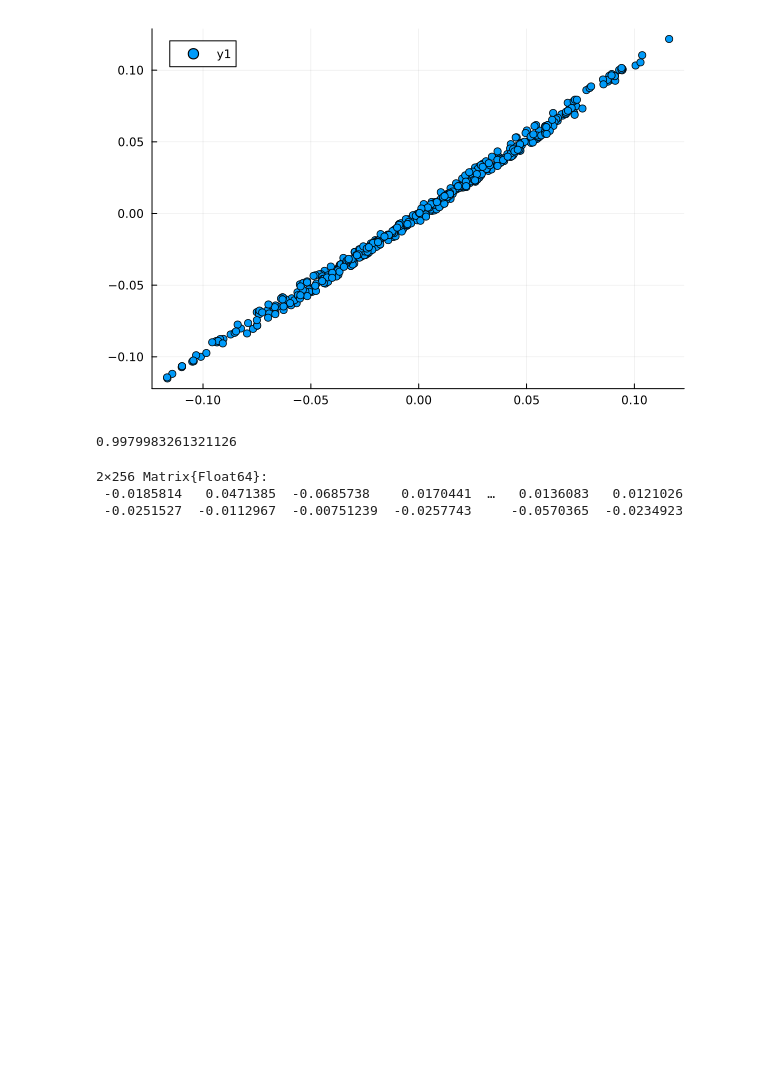
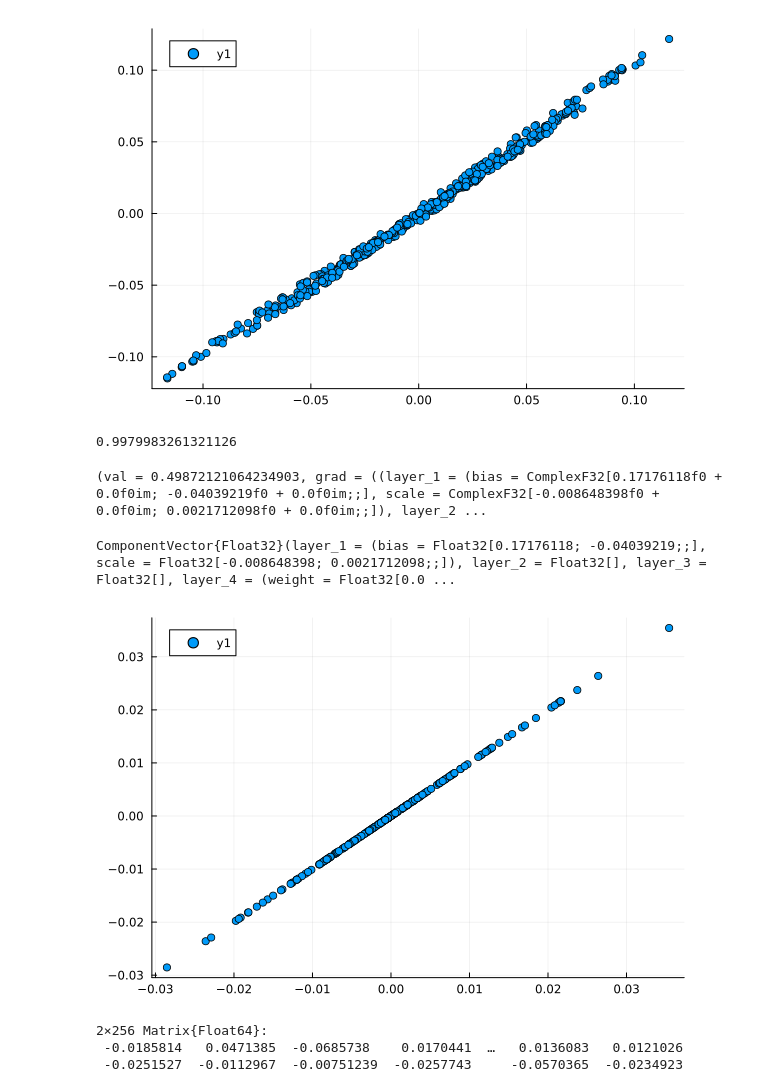
Before and after one commit to wilkieolin/PhasorNetworks.jl, a Jupyter notebook: demos/ode network.ipynb, the cells around one changed output. Drawn from its saved outputs; the diff is of its cells as text; code cells hidden in the pictures; blank space fills up the shorter version.

Commit message:
updating ode test now that the derivatives are complex

```diff
--- a/demos/ode network.ipynb
+++ b/demos/ode network.ipynb
@@ -134,0 +117,2 @@ ps |> keys
+# %%
+aa = withgradient(p -> mean(quadrature_loss(model(x, p, st)[1], y)), ps )
@@ -144,6 +134,20 @@ scatter(vec(y_f), vec(y_ode))
 cor_realvals(vec(y_f), vec(y_ode))
 # %% [output]
 0.9979983261321126
+# %%
+p2 = ComponentArray{Float32}(ps);
+# %%
+ab = withgradient(p -> mean(quadrature_loss(model(x, p, st)[1], y)), p2)
+# %% [output]
+(val = 0.49872121064234903, grad = ((layer_1 = (bias = ComplexF32[0.17176118f0 + 0.0f0im; -0.04039219f0 + 0.0f0im;;], scale = ComplexF32[-0.008648398f0 + 0.0f0im; 0.0021712098f0 + 0.0f0im;;]), layer_2 ...
+# %%
+real.(ab[2][1])
+# %% [output]
+ComponentVector{Float32}(layer_1 = (bias = Float32[0.17176118; -0.04039219;;], scale = Float32[-0.008648398; 0.0021712098;;]), layer_2 = Float32[], layer_3 = Float32[], layer_4 = (weight = Float32[0.0 ...
+# %%
+scatter(vec(aa[2][1].layer_4.weight), vec(real.(ab[2][1].layer_4.weight)))
+# %% [output]
+[figure, added]
 # %%
 y_ode
 # %% [output]
```
Also changed, not shown: parts of 10 cells of this notebook, 1 other file.
